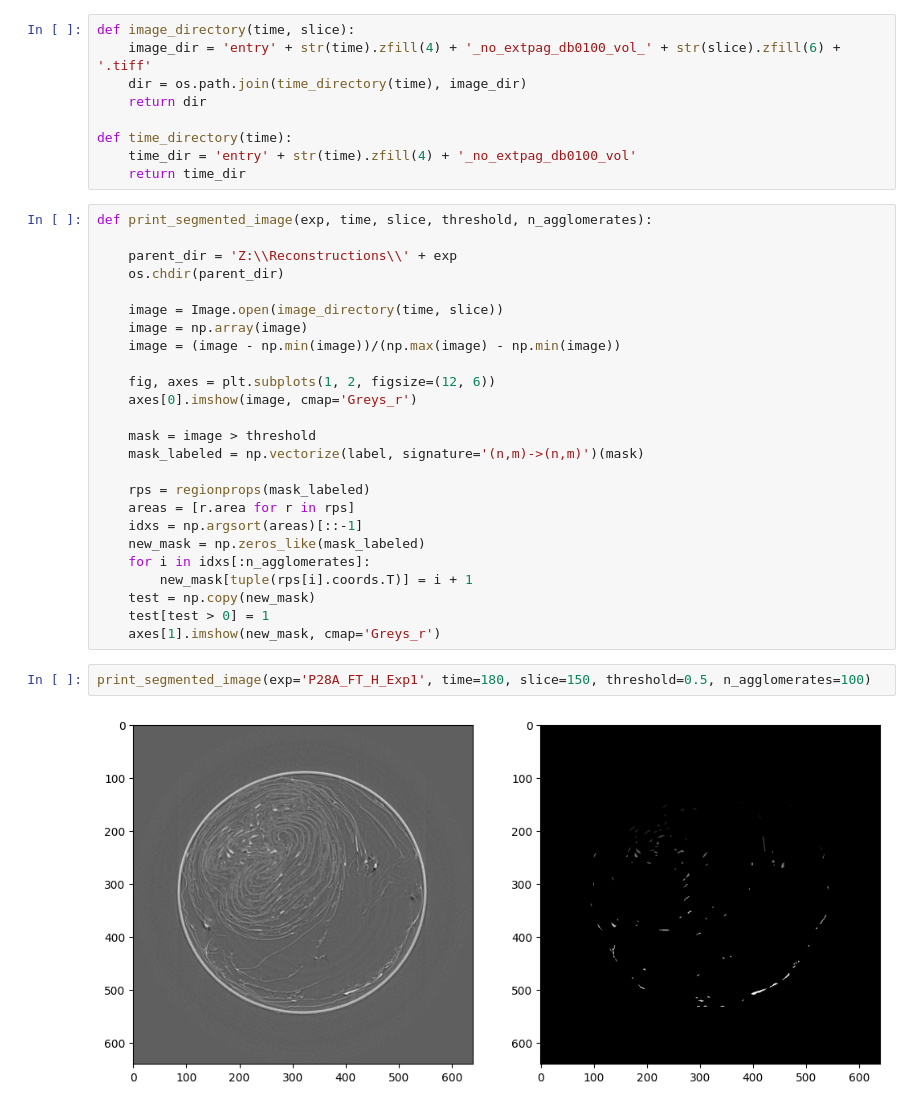
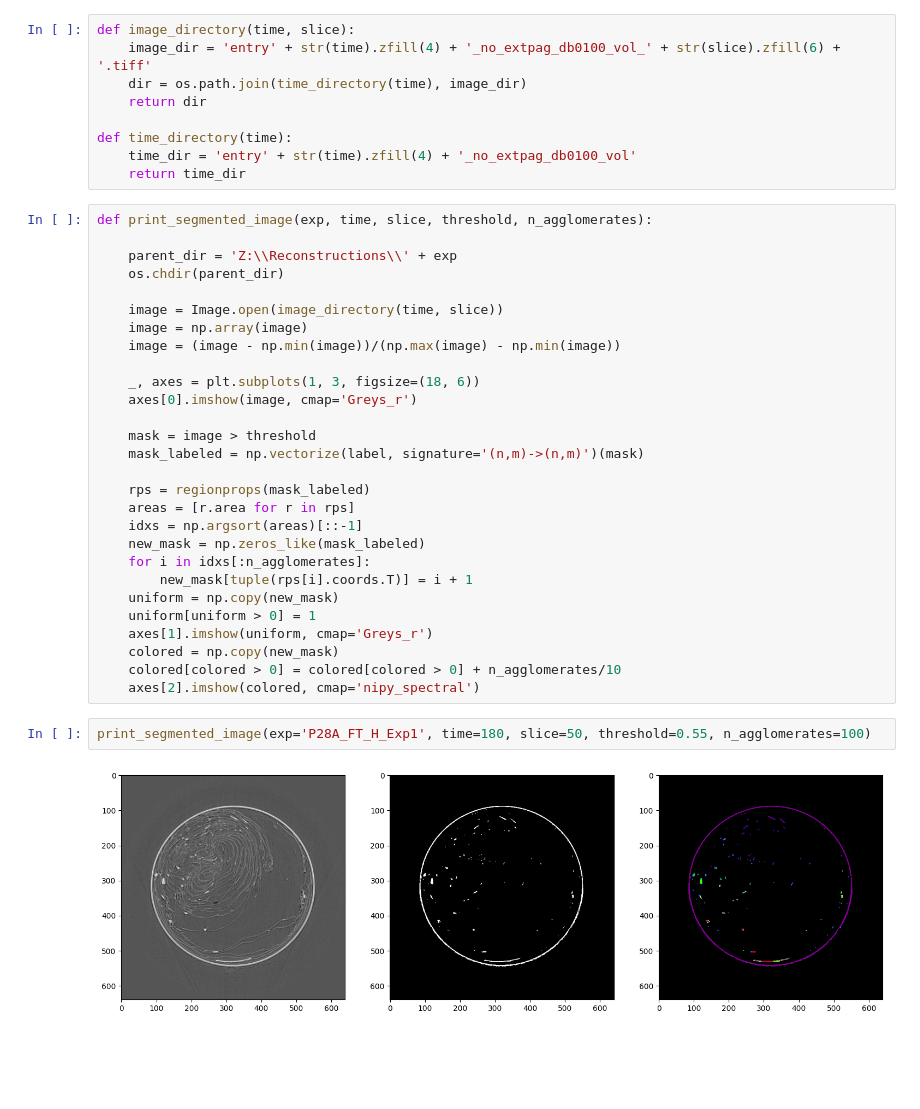
Before and after one commit to venturellimatteo/fasttomo, a Jupyter notebook: manual_segmentation.ipynb, the cells around one changed output. Saved outputs shown, nothing was run; the diff lists cells and outputs as text; blank space fills up the shorter version.

```diff
--- a/manual_segmentation.ipynb
+++ b/manual_segmentation.ipynb
@@ -23,7 +23,7 @@ def print_segmented_image(exp, time, slice, threshold, n_agglomerates):
     image = np.array(image)
     image = (image - np.min(image))/(np.max(image) - np.min(image))
 
-    fig, axes = plt.subplots(1, 2, figsize=(12, 6))
+    _, axes = plt.subplots(1, 3, figsize=(18, 6))
     axes[0].imshow(image, cmap='Greys_r')
 
     mask = image > threshold
@@ -35,10 +35,13 @@ def print_segmented_image(exp, time, slice, threshold, n_agglomerates):
     new_mask = np.zeros_like(mask_labeled)
     for i in idxs[:n_agglomerates]:
         new_mask[tuple(rps[i].coords.T)] = i + 1
-    test = np.copy(new_mask)
-    test[test > 0] = 1
-    axes[1].imshow(new_mask, cmap='Greys_r')
+    uniform = np.copy(new_mask)
+    uniform[uniform > 0] = 1
+    axes[1].imshow(uniform, cmap='Greys_r')
+    colored = np.copy(new_mask)
+    colored[colored > 0] = colored[colored > 0] + n_agglomerates/10
+    axes[2].imshow(colored, cmap='nipy_spectral')
 # %%
-print_segmented_image(exp='P28A_FT_H_Exp1', time=180, slice=150, threshold=0.5, n_agglomerates=100)
+print_segmented_image(exp='P28A_FT_H_Exp1', time=180, slice=50, threshold=0.55, n_agglomerates=100)
 # %% [output]
-[figure, old version]
+[figure, new version]
```
